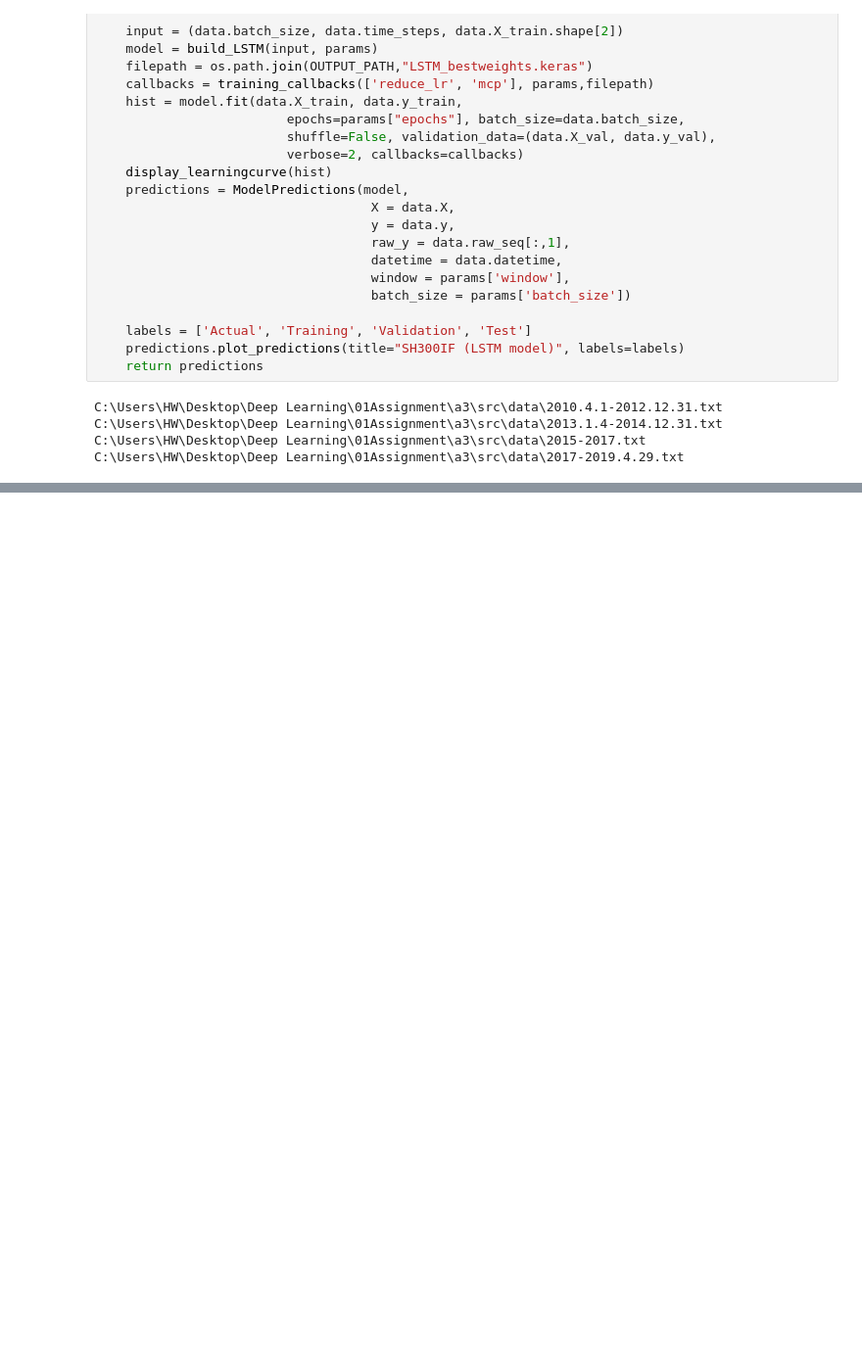
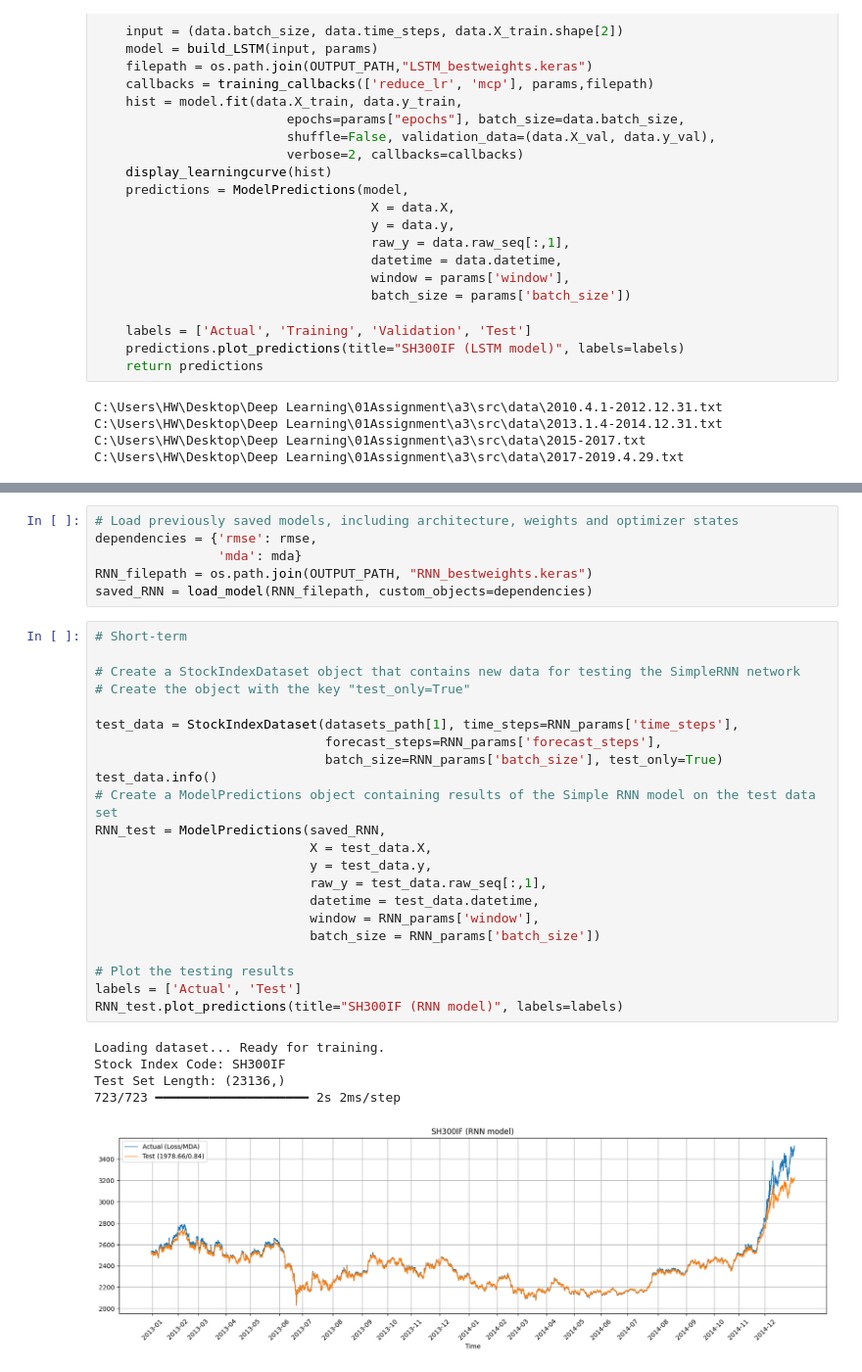
Before and after one commit to wh01019/Deeplearning_a3, a Jupyter notebook: predict-stock-rnn_50_Adam.ipynb, the cells around one changed output, grey strips where cells are left out. Shown at 98% size. Cells and saved outputs as stored; diff of their text form; blank space fills up the shorter version.

```diff
--- a/predict-stock-rnn_50_Adam.ipynb
+++ b/predict-stock-rnn_50_Adam.ipynb
@@ -369,0 +375,34 @@ plot_seqs(testset, datetime=datetime, labels=labels_loss)
+# %%
+# Load previously saved models, including architecture, weights and optimizer states
+dependencies = {'rmse': rmse,
+                'mda': mda}
+RNN_filepath = os.path.join(OUTPUT_PATH, "RNN_bestweights.keras")
+saved_RNN = load_model(RNN_filepath, custom_objects=dependencies)
+# %%
+# Short-term
+
+# Create a StockIndexDataset object that contains new data for testing the SimpleRNN network
+# Create the object with the key "test_only=True"
+
+test_data = StockIndexDataset(datasets_path[1], time_steps=RNN_params['time_steps'],
+                              forecast_steps=RNN_params['forecast_steps'],
+                              batch_size=RNN_params['batch_size'], test_only=True)
+test_data.info()
+# Create a ModelPredictions object containing results of the Simple RNN model on the test data set
+RNN_test = ModelPredictions(saved_RNN,
+                            X = test_data.X,
+                            y = test_data.y,
+                            raw_y = test_data.raw_seq[:,1],
+                            datetime = test_data.datetime,
+                            window = RNN_params['window'],
+                            batch_size = RNN_params['batch_size'])
+
+# Plot the testing results
+labels = ['Actual', 'Test']
+RNN_test.plot_predictions(title="SH300IF (RNN model)", labels=labels)
+# %% [output]
+Loading dataset... Ready for training.
+Stock Index Code: SH300IF
+Test Set Length: (23136,)
+723/723 ━━━━━━━━━━━━━━━━━━━━ 2s 2ms/step
+[figure, added]
```
Also changed, not shown: parts of 5 cells of this notebook.
